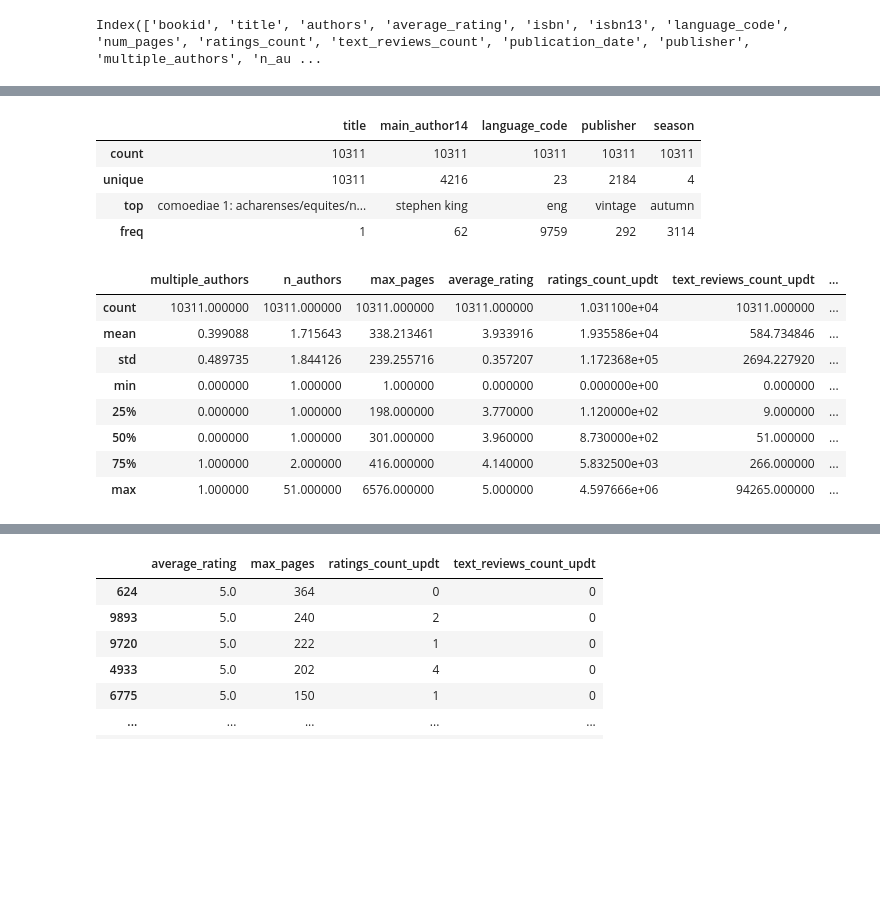
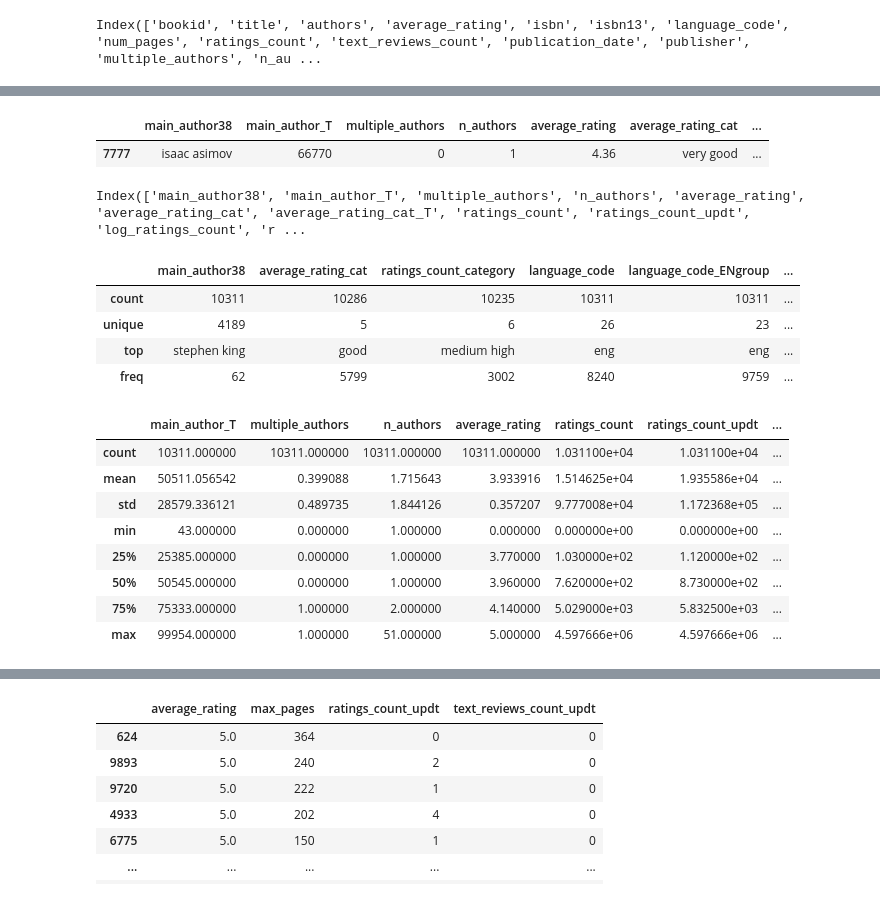
Before and after one commit to dcarriel-dsti/BookRatingML, a Jupyter notebook: Cleaning Ops from Excel.ipynb, the cells around one changed output, grey strips where cells are left out. Cells and saved outputs as stored; diff of their text form; code cells hidden in the pictures; blank space fills up the shorter version.

```diff
--- a/Cleaning Ops from Excel.ipynb
+++ b/Cleaning Ops from Excel.ipynb
@@ -1004,0 +1640,9 @@ memory usage: 2.1+ MB
+# %%
+# from categorical categories to numerical categories
+# Use same function to map the values (set_value)
+
+# Create the dictionary that assigns a number to each category
+ratingscat_dictionary ={'very bad' : 1, 'bad' : 2, 'medium' : 3, 'good' : 4, 'very good' : 5}
+
+# Add a new column named 'average_rating_cat_T'
+df['average_rating_cat_T'] = df['average_rating_cat'].apply(set_value, args =(ratingscat_dictionary, ))
@@ -1019,3 +1683,7 @@ memory usage: 2.1+ MB
 df.columns
 # %% [output]
 Index(['bookid', 'title', 'authors', 'average_rating', 'isbn', 'isbn13', 'language_code', 'num_pages', 'ratings_count', 'text_reviews_count', 'publication_date', 'publisher', 'multiple_authors', 'n_au ...
+# %%
+df1 = df.copy()
+# %%
+df1 = df1.drop(['bookid', 'title', 'authors', 'isbn', 'isbn13'], axis=1)
@@ -1022 +1694,17 @@ Index(['bookid', 'title', 'authors', 'average_rating', 'isbn', 'isbn13', 'langua
+# %%
+# Define the order of the columns
+new_order = ['main_author38',  'main_author_T','multiple_authors', 'n_authors',
+             'average_rating', 'average_rating_cat', 'average_rating_cat_T',
+             'ratings_count', 'ratings_count_updt', 'log_ratings_count','ratings_count_category','ratings_count_category_T',
+             'text_reviews_count','text_reviews_count_updt',
+             'language_code','language_code_T',
+             'language_code_ENgroup', 'language_code_ENgroup_T',
+             'num_pages','num_pages_cat','num_pages_cat_T',
+             'max_pages', 'max_pages_cat', 'max_pages_cat_T',
+             'publication_date', 'pub_month', 'pub_year', 'season', 'season_num', 'century',
+             'publisher', 'publisher_T'
+             ]
+
+# Use the reindex method to reorder the columns
+df1 = df1.reindex(columns=new_order)
 # %%
@@ -1042,28 +1739,36 @@ memory usage: 2.1+ MB
+# %%
+df1.sample(1)
+# %% [output]
+|  | main_author38 | main_author_T | multiple_authors | n_authors | average_rating | average_rating_cat | ... |
+| 7777 | isaac asimov | 66770 | 0 | 1 | 4.36 | very good | ... |
+# %%
+df1.columns
+# %% [output]
+Index(['main_author38', 'main_author_T', 'multiple_authors', 'n_authors', 'average_rating', 'average_rating_cat', 'average_rating_cat_T', 'ratings_count', 'ratings_count_updt', 'log_ratings_count', 'r ...
 # %%
-# describing columns with categorical values
-df[['title','main_author14','language_code', 'publisher','season']].describe()
+# describing columns with categorical values (not considering title since it is just identifier)
+df1[['main_author38', 'average_rating_cat','ratings_count_category', 'language_code', 'language_code_ENgroup', 'num_pages_cat', 'max_pages_cat','season', 'publisher']].describe()
 # %% [output]
-|  | title | main_author14 | language_code | publisher | season |
-| count | 10311 | 10311 | 10311 | 10311 | 10311 |
-| unique | 10311 | 4216 | 23 | 2184 | 4 |
-| top | comoediae 1: acharenses/equites/n... | stephen king | eng | vintage | autumn |
-| freq | 1 | 62 | 9759 | 292 | 3114 |
+|  | main_author38 | average_rating_cat | ratings_count_category | language_code | language_code_ENgroup | ... |
+| count | 10311 | 10286 | 10235 | 10311 | 10311 | ... |
+| unique | 4189 | 5 | 6 | 26 | 23 | ... |
+| top | stephen king | good | medium high | eng | eng | ... |
+| freq | 62 | 5799 | 3002 | 8240 | 9759 | ... |
 # %%
 # describing columns with numerical values (not considering bookid, isbn, isbn13 since they are just identifiers)
-df[['multiple_authors','n_authors','max_pages','average_rating','ratings_count_updt','text_reviews_count_updt','publication_date','pub_month','pub_year','season_num','century']].describe()
-
-# looking at the min row there is something strange since there is at least one value=0 for each numerical value
+df1[['main_author_T', 'multiple_authors', 'n_authors', 'average_rating', 'average_rating_cat_T', 'ratings_count', 'ratings_count_updt', 'log_ratings_count', 'ratings_count_category_T', 'text_reviews_count', 'text_reviews_count_updt', 'language_code_T', 'language_code_ENgroup_T', 'num_pages', 'num_pages_cat_T', 'max_pages', 'max_pages_cat_T', 'publication_date', 'pub_month', 'pub_year', 'season_num', 'century', 'publisher_T']].describe()
+# look at the min row there are many variables with value=0
 # go deep to find if that brings bad consequences to our dataset
 # %% [output]
-|  | multiple_authors | n_authors | max_pages | average_rating | ratings_count_updt | text_reviews_count_updt | ... |
-| count | 10311.000000 | 10311.000000 | 10311.000000 | 10311.000000 | 1.031100e+04 | 10311.000000 | ... |
-| mean | 0.399088 | 1.715643 | 338.213461 | 3.933916 | 1.935586e+04 | 584.734846 | ... |
-| std | 0.489735 | 1.844126 | 239.255716 | 0.357207 | 1.172368e+05 | 2694.227920 | ... |
-| min | 0.000000 | 1.000000 | 1.000000 | 0.000000 | 0.000000e+00 | 0.000000 | ... |
-| 25% | 0.000000 | 1.000000 | 198.000000 | 3.770000 | 1.120000e+02 | 9.000000 | ... |
-| 50% | 0.000000 | 1.000000 | 301.000000 | 3.960000 | 8.730000e+02 | 51.000000 | ... |
-| 75% | 1.000000 | 2.000000 | 416.000000 | 4.140000 | 5.832500e+03 | 266.000000 | ... |
-| max | 1.000000 | 51.000000 | 6576.000000 | 5.000000 | 4.597666e+06 | 94265.000000 | ... |
+|  | main_author_T | multiple_authors | n_authors | average_rating | ratings_count | ratings_count_updt | ... |
+| count | 10311.000000 | 10311.000000 | 10311.000000 | 10311.000000 | 1.031100e+04 | 1.031100e+04 | ... |
+| mean | 50511.056542 | 0.399088 | 1.715643 | 3.933916 | 1.514625e+04 | 1.935586e+04 | ... |
+| std | 28579.336121 | 0.489735 | 1.844126 | 0.357207 | 9.777008e+04 | 1.172368e+05 | ... |
+| min | 43.000000 | 0.000000 | 1.000000 | 0.000000 | 0.000000e+00 | 0.000000e+00 | ... |
+| 25% | 25385.000000 | 0.000000 | 1.000000 | 3.770000 | 1.030000e+02 | 1.120000e+02 | ... |
+| 50% | 50545.000000 | 0.000000 | 1.000000 | 3.960000 | 7.620000e+02 | 8.730000e+02 | ... |
+| 75% | 75333.000000 | 1.000000 | 2.000000 | 4.140000 | 5.029000e+03 | 5.832500e+03 | ... |
+| max | 99954.000000 | 1.000000 | 51.000000 | 5.000000 | 4.597666e+06 | 4.597666e+06 | ... |
 # %%
 # many values = 0 in many columns, inspecting them
 # %%
```
Also changed, not shown: parts of 86 cells of this notebook.
